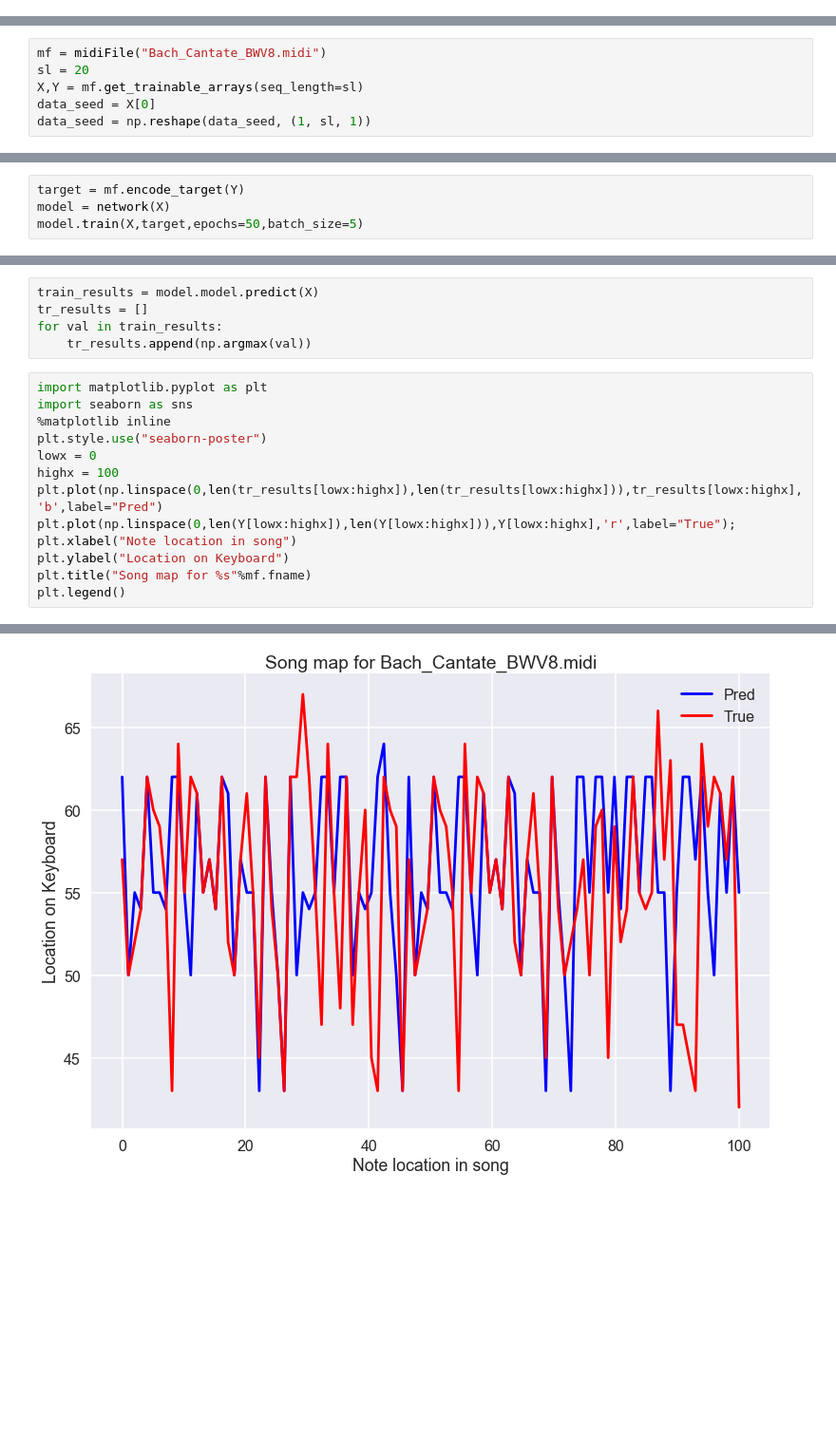
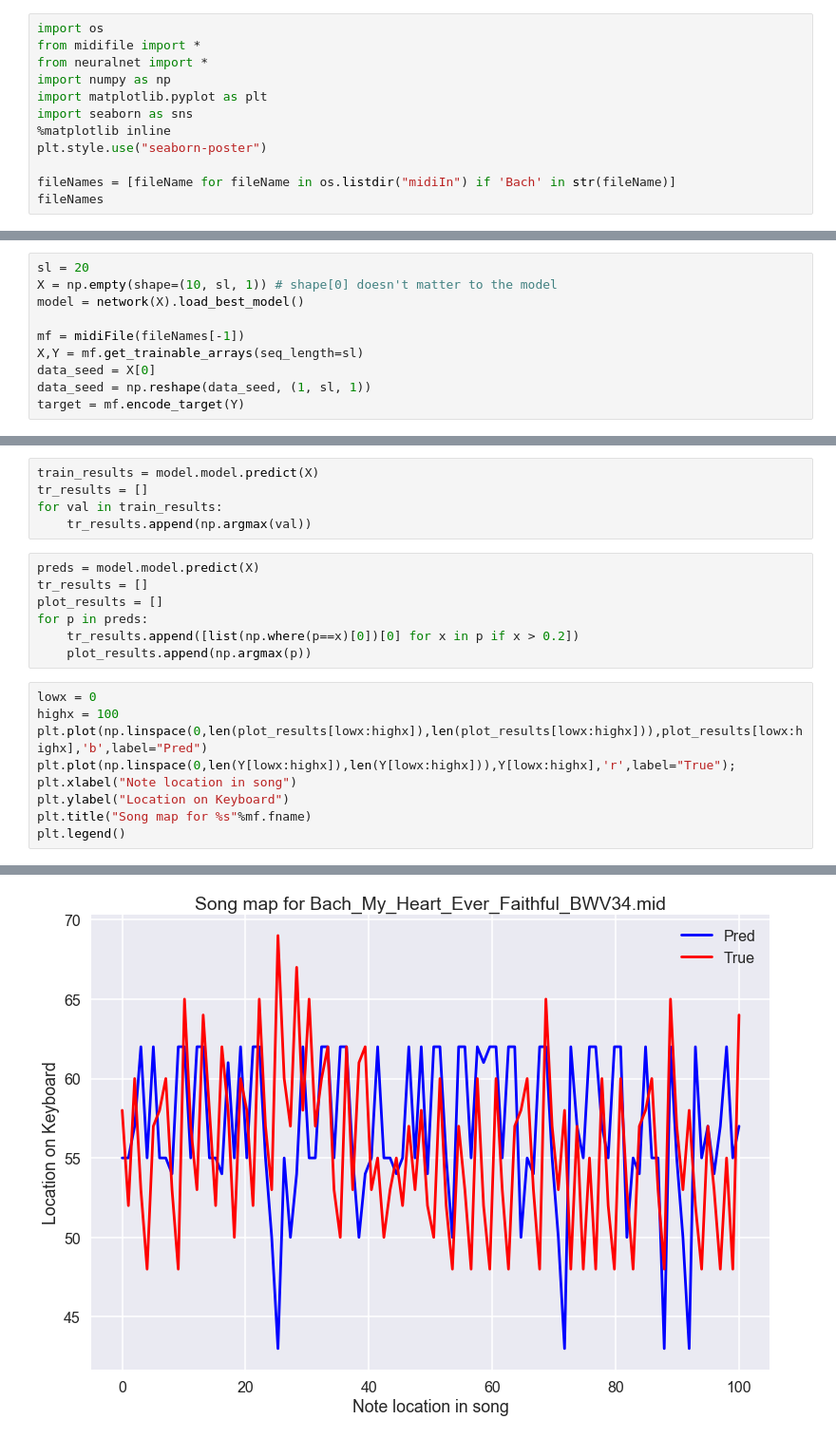
Before and after one commit to ZWMiller/PythonProjects, a Jupyter notebook: NNCompose/NN_compose_nb.ipynb, the cells around one changed output, grey strips where cells are left out. Shown at 95% size. Drawn from its saved outputs; the diff is of its cells as text; blank space fills up the shorter version.

```diff
--- a/NNCompose/NN_compose_nb.ipynb
+++ b/NNCompose/NN_compose_nb.ipynb
@@ -207,0 +1,12 @@ class network(object):
+# %%
+import os
+from midifile import *
+from neuralnet import *
+import numpy as np
+import matplotlib.pyplot as plt
+import seaborn as sns
+%matplotlib inline
+plt.style.use("seaborn-poster")
+
+fileNames = [fileName for fileName in os.listdir("midiIn") if 'Bach' in str(fileName)]
+fileNames
@@ -208,7 +39,11 @@ class network(object):
 # %%
-mf = midiFile("Bach_Cantate_BWV8.midi")
 sl = 20
+X = np.empty(shape=(10, sl, 1)) # shape[0] doesn't matter to the model
+model = network(X).load_best_model()
+
+mf = midiFile(fileNames[-1])
 X,Y = mf.get_trainable_arrays(seq_length=sl)
 data_seed = X[0]
 data_seed = np.reshape(data_seed, (1, sl, 1))
+target = mf.encode_target(Y)
 # %% [output]
@@ -221,4 +54,0 @@ Actual Data Correlation:
-# %%
-target = mf.encode_target(Y)
-model = network(X)
-model.train(X,target,epochs=50,batch_size=5)
@@ -268,22 +59,25 @@ train_results = model.model.predict(X)
 tr_results = []
 for val in train_results:
     tr_results.append(np.argmax(val))
+# %%
+preds = model.model.predict(X)
+tr_results = []
+plot_results = []
+for p in preds:
+    tr_results.append([list(np.where(p==x)[0])[0] for x in p if x > 0.2])
+    plot_results.append(np.argmax(p))
 # %%
-import matplotlib.pyplot as plt
-import seaborn as sns
-%matplotlib inline
-plt.style.use("seaborn-poster")
 lowx = 0
 highx = 100
-plt.plot(np.linspace(0,len(tr_results[lowx:highx]),len(tr_results[lowx:highx])),tr_results[lowx:highx],'b',label="Pred")
+plt.plot(np.linspace(0,len(plot_results[lowx:highx]),len(plot_results[lowx:highx])),plot_results[lowx:highx],'b',label="Pred")
 plt.plot(np.linspace(0,len(Y[lowx:highx]),len(Y[lowx:highx])),Y[lowx:highx],'r',label="True");
 plt.xlabel("Note location in song")
 plt.ylabel("Location on Keyboard")
 plt.title("Song map for %s"%mf.fname)
 plt.legend()
 # %% [output]
 <matplotlib.legend.Legend at 0x...>
-[figure, old version]
+[figure, new version]
 # %%
 notes = mf.convert_to_midi_format(tr_results)
 mf.makeMidiOut(notes)
```
Also changed, not shown: parts of 17 cells of this notebook, 4 other files.
